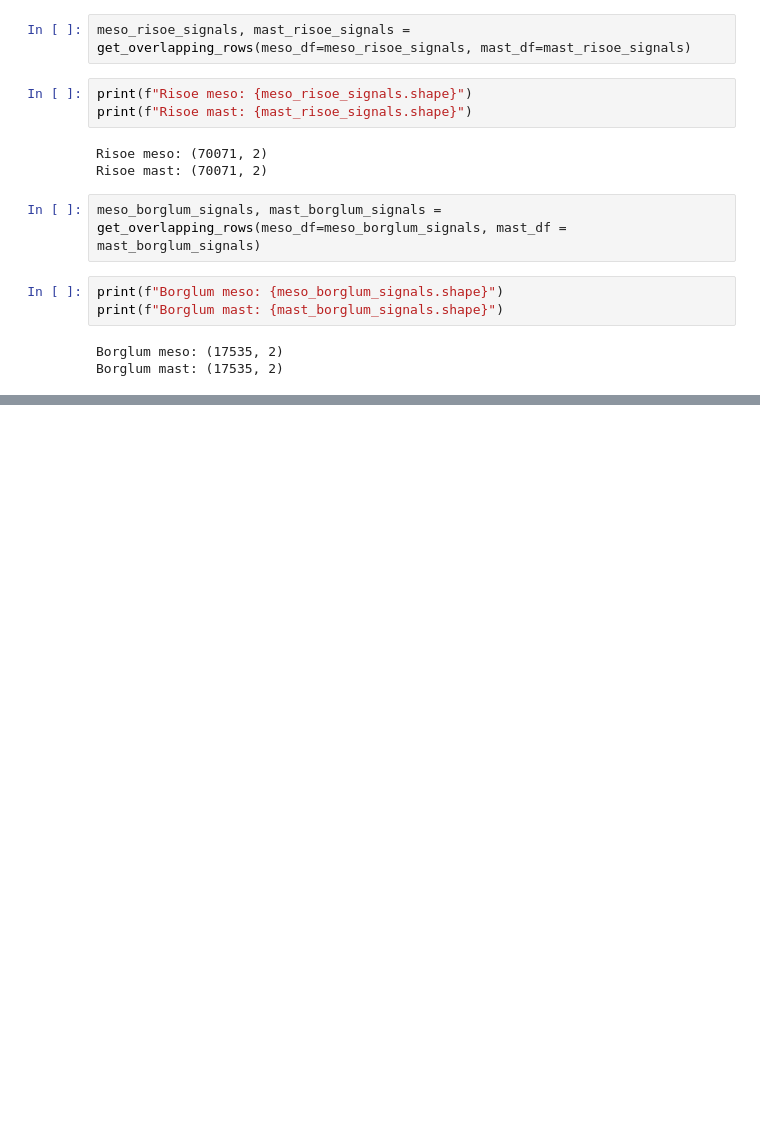
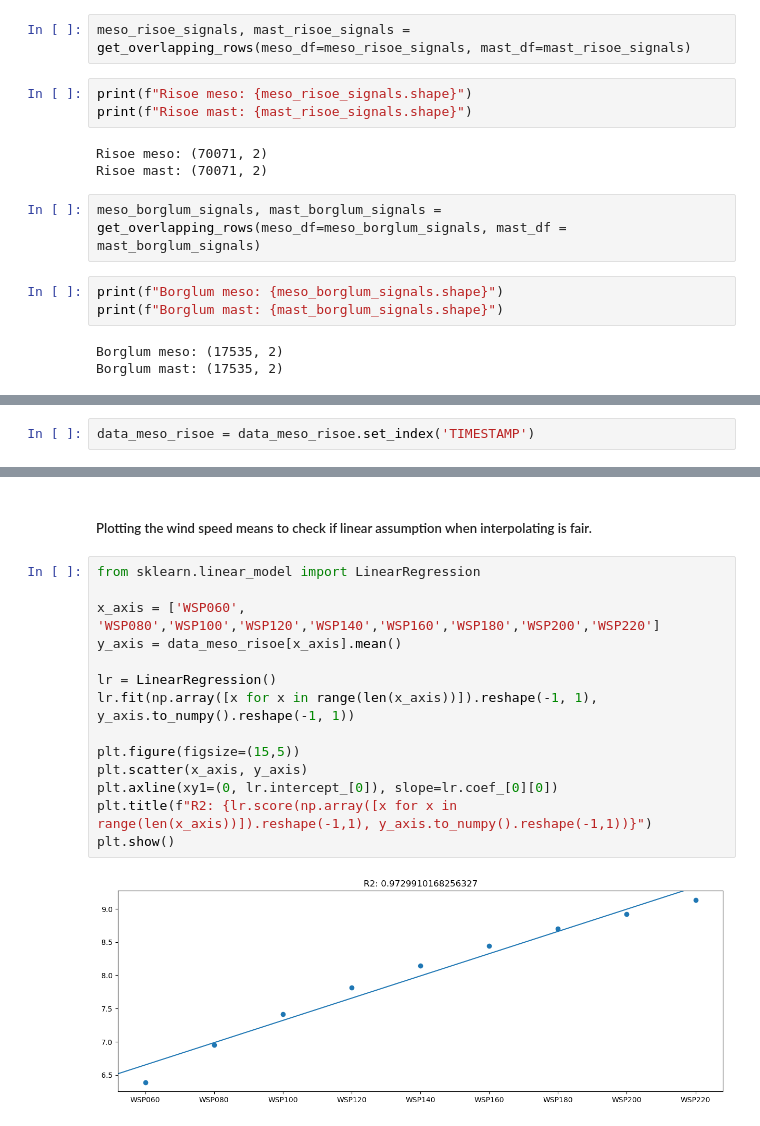
Before and after one commit to michaelbui99/mal-assignment-3, a Jupyter notebook: Assignment.ipynb, the cells around one changed output, grey strips where cells are left out. Saved outputs shown, nothing was run; the diff lists cells and outputs as text; blank space fills up the shorter version.

```diff
--- a/Assignment.ipynb
+++ b/Assignment.ipynb
@@ -574,0 +592,2 @@ Borglum mast: (17535, 2)
+# %%
+data_meso_risoe = data_meso_risoe.set_index('TIMESTAMP')
@@ -574,0 +610,18 @@ Borglum mast: (17535, 2)
+# %% [markdown]
+##### Plotting the wind speed means to check if linear assumption when interpolating is fair.
+# %%
+from sklearn.linear_model import LinearRegression
+
+x_axis = ['WSP060', 'WSP080','WSP100','WSP120','WSP140','WSP160','WSP180','WSP200','WSP220']
+y_axis = data_meso_risoe[x_axis].mean()
+
+lr = LinearRegression()
+lr.fit(np.array([x for x in range(len(x_axis))]).reshape(-1, 1), y_axis.to_numpy().reshape(-1, 1))
+
+plt.figure(figsize=(15,5))
+plt.scatter(x_axis, y_axis)
+plt.axline(xy1=(0, lr.intercept_[0]), slope=lr.coef_[0][0])
+plt.title(f"R2: {lr.score(np.array([x for x in range(len(x_axis))]).reshape(-1,1), y_axis.to_numpy().reshape(-1,1))}")
+plt.show()
+# %% [output]
+[figure, added]
```
Also changed, not shown: parts of 12 cells of this notebook.
